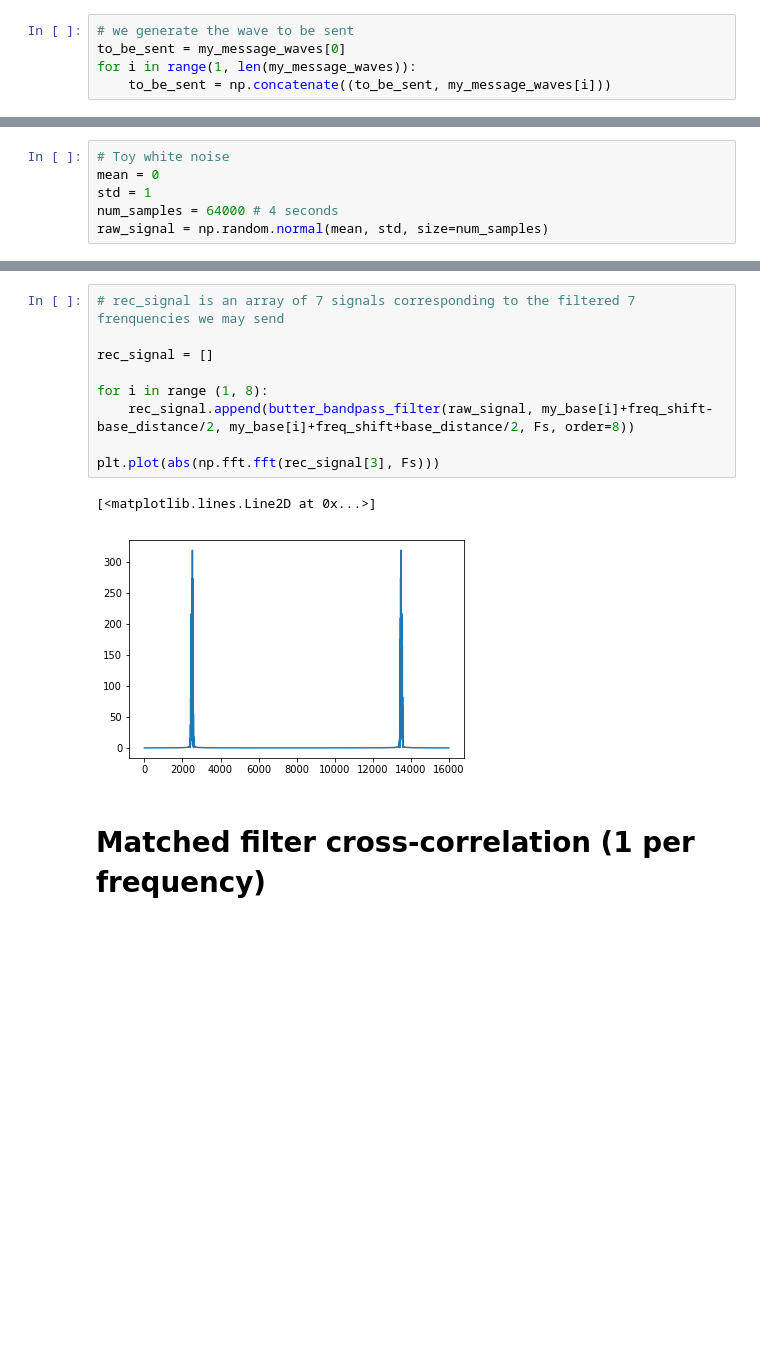
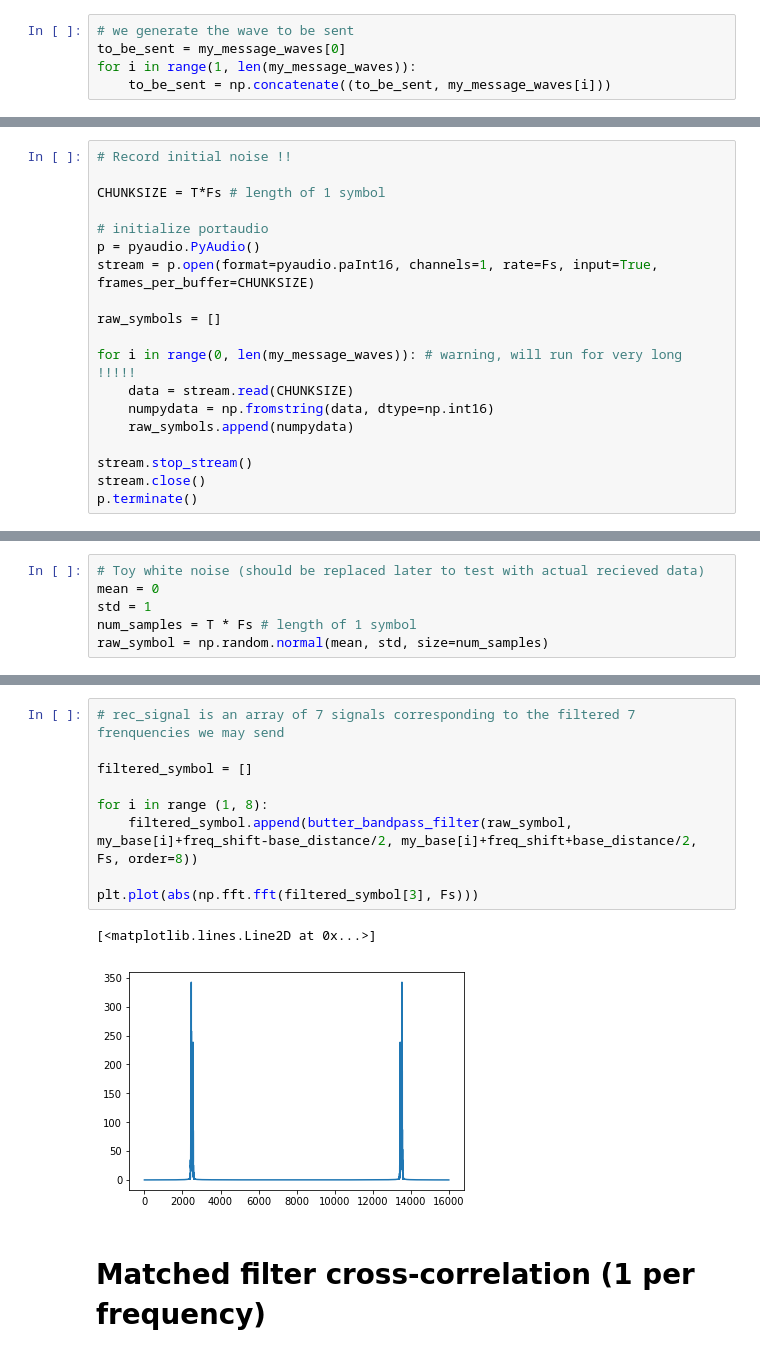
Before and after one commit to lucieperrotta/PDC, a Jupyter notebook: waveformFormer.ipynb, the cells around one changed output, grey strips where cells are left out. Drawn from its saved outputs; the diff is of its cells as text; blank space fills up the shorter version.

```diff
--- a/waveformFormer.ipynb
+++ b/waveformFormer.ipynb
@@ -168,0 +174,19 @@ IPython.display.Audio(to_be_sent, rate=Fs)
+# %%
+# Record initial noise !!
+
+CHUNKSIZE = T*Fs # length of 1 symbol
+
+# initialize portaudio
+p = pyaudio.PyAudio()
+stream = p.open(format=pyaudio.paInt16, channels=1, rate=Fs, input=True, frames_per_buffer=CHUNKSIZE)
+
+raw_symbols = []
+
+for i in range(0, len(my_message_waves)): # warning, will run for very long !!!!!
+    data = stream.read(CHUNKSIZE)
+    numpydata = np.fromstring(data, dtype=np.int16)
+    raw_symbols.append(numpydata)
+
+stream.stop_stream()
+stream.close()
+p.terminate()
@@ -171,7 +201,7 @@ IPython.display.Audio(to_be_sent, rate=Fs)
 # %%
-# Toy white noise
+# Toy white noise (should be replaced later to test with actual recieved data)
 mean = 0
 std = 1
-num_samples = 64000 # 4 seconds
-raw_signal = np.random.normal(mean, std, size=num_samples)
+num_samples = T * Fs # length of 1 symbol
+raw_symbol = np.random.normal(mean, std, size=num_samples)
 # %%
@@ -182,14 +212,14 @@ plt.plot(abs(np.fft.fft(raw_signal, Fs)))
 # %%
 # rec_signal is an array of 7 signals corresponding to the filtered 7 frenquencies we may send
 
-rec_signal = []
+filtered_symbol = []
 
 for i in range (1, 8):
-    rec_signal.append(butter_bandpass_filter(raw_signal, my_base[i]+freq_shift-base_distance/2, my_base[i]+freq_shift+base_distance/2, Fs, order=8))
+    filtered_symbol.append(butter_bandpass_filter(raw_symbol, my_base[i]+freq_shift-base_distance/2, my_base[i]+freq_shift+base_distance/2, Fs, order=8))
 
-plt.plot(abs(np.fft.fft(rec_signal[3], Fs)))
+plt.plot(abs(np.fft.fft(filtered_symbol[3], Fs)))
 # %% [output]
 [<matplotlib.lines.Line2D at 0x...>]
-[figure, old version]
+[figure, new version]
 # %% [markdown]
 # Matched filter cross-correlation (1 per frequency)
```
Also changed, not shown: parts of 23 cells of this notebook, 1 other file.
